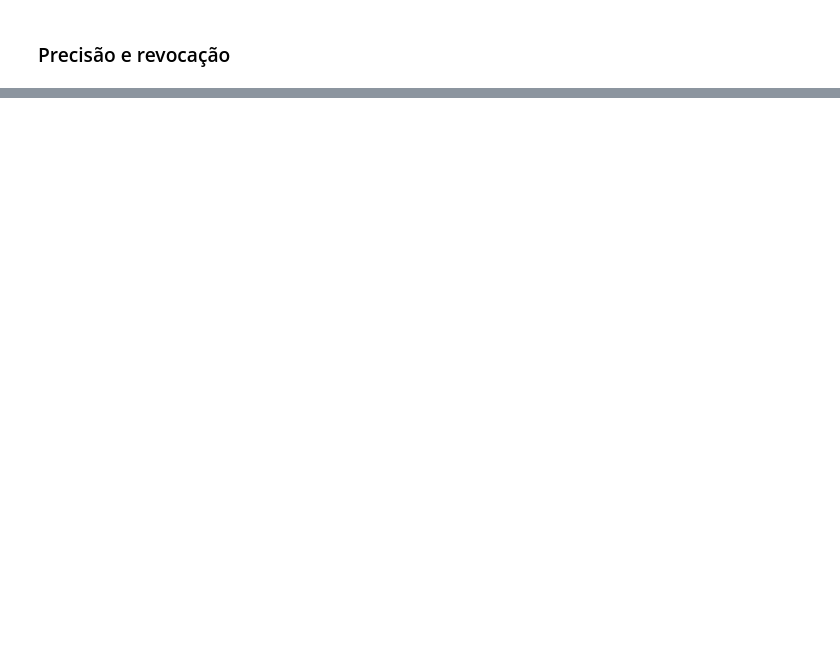
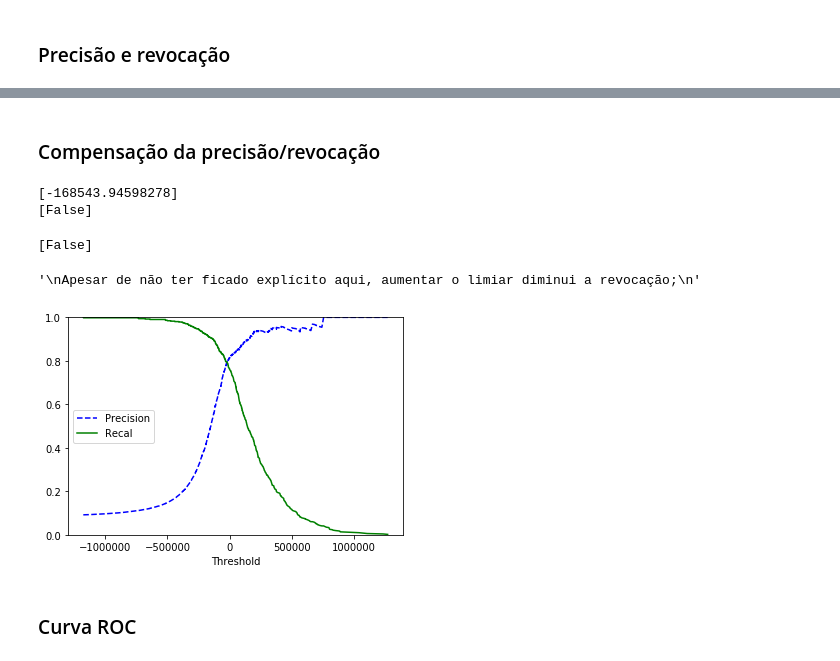
Before and after one commit to ebmm01/ml-in-practice, a Jupyter notebook: ch3/ch3.ipynb, the cells around one changed output, grey strips where cells are left out. Cells and saved outputs as stored; diff of their text form; code cells hidden in the pictures; blank space fills up the shorter version.

```diff
--- a/ch3/ch3.ipynb
+++ b/ch3/ch3.ipynb
@@ -55,7 +55,7 @@ y[36000]
 # %%
 # Separando o conjunto de treino e teste
 
-X_train, X_teste, y_train, y_test = X[:60000], X[60000:], y[:60000], y[60000:]
+X_train, X_test, y_train, y_test = X[:60000], X[60000:], y[:60000], y[60000:]
 
 # FIX pois por usarmos o openMl, as labels são strings e não números
 y_train = y_train.astype(np.int8)
@@ -152,0 +179,48 @@ array([[5330,  156],
+# %% [markdown]
+### Compensação da precisão/revocação
+# %%
+y_scores = sgd_clf.decision_function([some_digit])
+
+print(y_scores)
+
+threshold = 0
+
+y_some_digit_pred = (y_scores > threshold)
+
+print(y_some_digit_pred)
+# %% [output]
+[-168543.94598278]
+[False]
+# %%
+threshold = 200000
+
+y_some_digit_pred = (y_scores > threshold)
+
+print(y_some_digit_pred)
+
+"""
+Apesar de não ter ficado explícito aqui, aumentar o limiar diminui a revocação;
+"""
+# %% [output]
+[False]
+'\nApesar de não ter ficado explícito aqui, aumentar o limiar diminui a revocação;\n'
+# %%
+y_scores = cross_val_predict(sgd_clf, X_train, y_train_5, cv=3, method='decision_function')
+# %%
+from sklearn.metrics import precision_recall_curve
+
+precisions, recalls, thresholds = precision_recall_curve(y_train_5, y_scores)
+# %%
+def plot_precision_recall_vs_threshold(precisions, recalls, thresholds):
+    plt.plot(thresholds, precisions[:-1], "b--", label='Precision')
+    plt.plot(thresholds, recalls[:-1], "g-", label='Recal')
+    plt.xlabel('Threshold')
+    plt.legend(loc="center left")
+    plt.ylim([0,1])
+
+plot_precision_recall_vs_threshold(precisions, recalls, thresholds)
+plt.show()
+# %% [output]
+[figure, added]
+# %% [markdown]
+### Curva ROC
```
Also changed, not shown: parts of 28 cells of this notebook, 2 other files.
